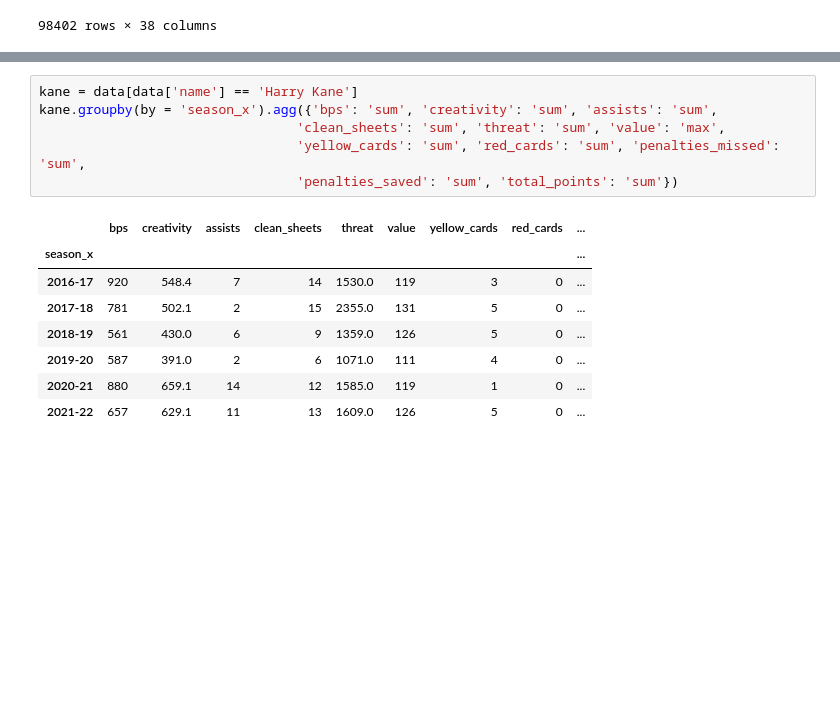
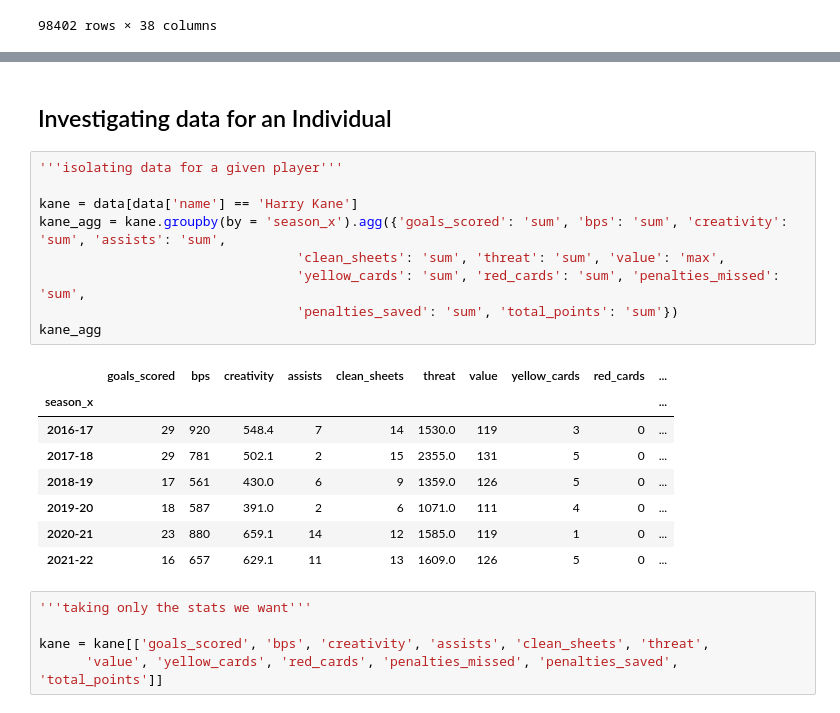
Before and after one commit to LonerRonin/fpl_project, a Jupyter notebook: data-sourcing.ipynb, the cells around one changed output, grey strips where cells are left out. Cells and saved outputs as stored; diff of their text form; blank space fills up the shorter version.

Commit message:
Cleaned initial investigation of data

```diff
--- a/data-sourcing.ipynb
+++ b/data-sourcing.ipynb
@@ -72,18 +58,28 @@ Data columns (total 38 columns):
  37  GW                 98402 non-null  int64
 dtypes: bool(1), float64(6), int64(25), object(6)
 memory usage: 27.9+ MB
+# %% [markdown]
+## Investigating data for an Individual
 # %%
+'''isolating data for a given player'''
+
 kane = data[data['name'] == 'Harry Kane']
-kane.groupby(by = 'season_x').agg({'bps': 'sum', 'creativity': 'sum', 'assists': 'sum',
+kane_agg = kane.groupby(by = 'season_x').agg({'goals_scored': 'sum', 'bps': 'sum', 'creativity': 'sum', 'assists': 'sum',
                                  'clean_sheets': 'sum', 'threat': 'sum', 'value': 'max',
                                  'yellow_cards': 'sum', 'red_cards': 'sum', 'penalties_missed': 'sum',
                                  'penalties_saved': 'sum', 'total_points': 'sum'})
+kane_agg
 # %% [output]
-|  | bps | creativity | assists | clean_sheets | threat | value | yellow_cards | red_cards | ... |
-| season_x |  |  |  |  |  |  |  |  | ... |
-| 2016-17 | 920 | 548.4 | 7 | 14 | 1530.0 | 119 | 3 | 0 | ... |
-| 2017-18 | 781 | 502.1 | 2 | 15 | 2355.0 | 131 | 5 | 0 | ... |
-| 2018-19 | 561 | 430.0 | 6 | 9 | 1359.0 | 126 | 5 | 0 | ... |
-| 2019-20 | 587 | 391.0 | 2 | 6 | 1071.0 | 111 | 4 | 0 | ... |
-| 2020-21 | 880 | 659.1 | 14 | 12 | 1585.0 | 119 | 1 | 0 | ... |
-| 2021-22 | 657 | 629.1 | 11 | 13 | 1609.0 | 126 | 5 | 0 | ... |
+|  | goals_scored | bps | creativity | assists | clean_sheets | threat | value | yellow_cards | red_cards | ... |
+| season_x |  |  |  |  |  |  |  |  |  | ... |
+| 2016-17 | 29 | 920 | 548.4 | 7 | 14 | 1530.0 | 119 | 3 | 0 | ... |
+| 2017-18 | 29 | 781 | 502.1 | 2 | 15 | 2355.0 | 131 | 5 | 0 | ... |
+| 2018-19 | 17 | 561 | 430.0 | 6 | 9 | 1359.0 | 126 | 5 | 0 | ... |
+| 2019-20 | 18 | 587 | 391.0 | 2 | 6 | 1071.0 | 111 | 4 | 0 | ... |
+| 2020-21 | 23 | 880 | 659.1 | 14 | 12 | 1585.0 | 119 | 1 | 0 | ... |
+| 2021-22 | 16 | 657 | 629.1 | 11 | 13 | 1609.0 | 126 | 5 | 0 | ... |
+# %%
+'''taking only the stats we want'''
+
+kane = kane[['goals_scored', 'bps', 'creativity', 'assists', 'clean_sheets', 'threat',
+      'value', 'yellow_cards', 'red_cards', 'penalties_missed', 'penalties_saved', 'total_points']]
```
Also changed, not shown: parts of 7 cells of this notebook.
